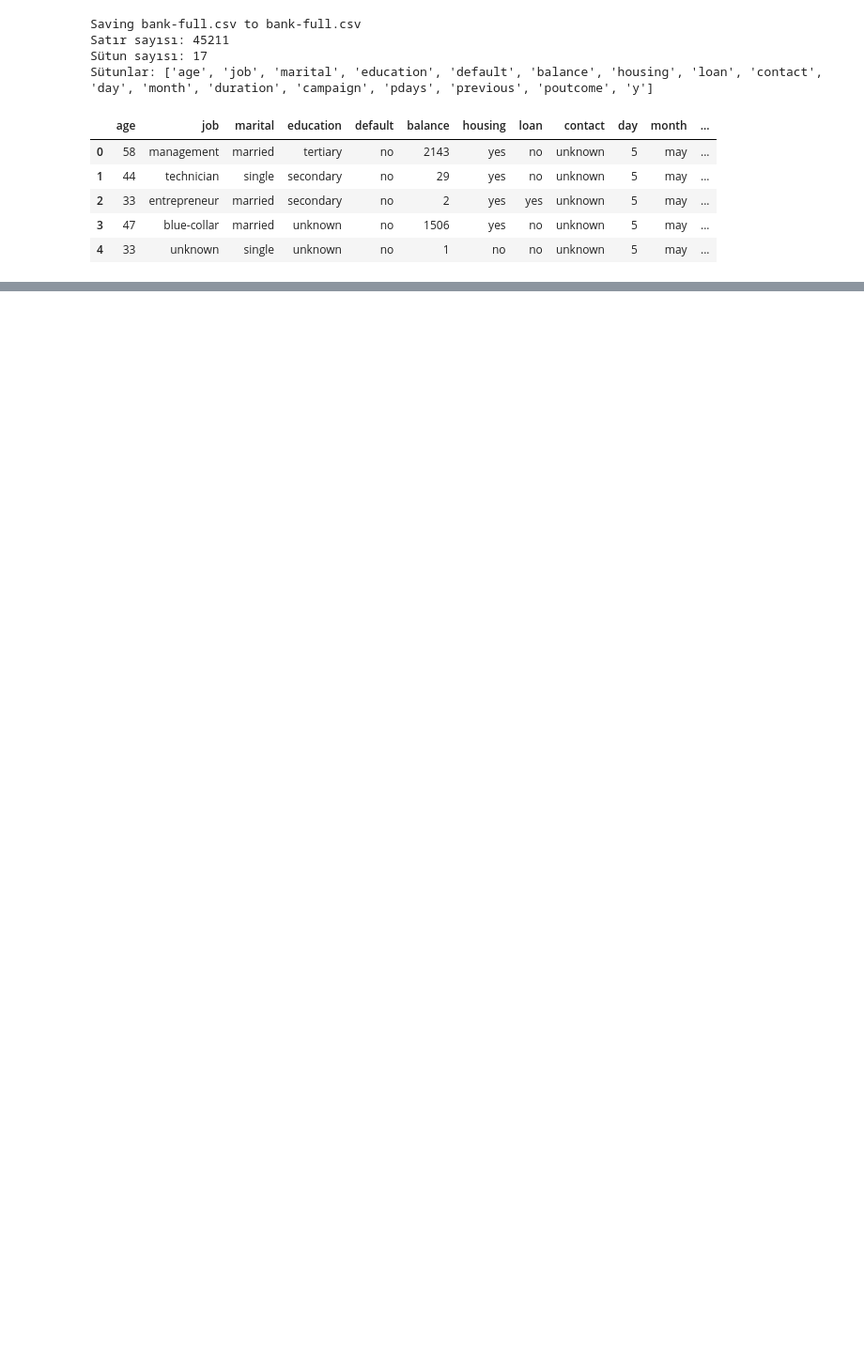
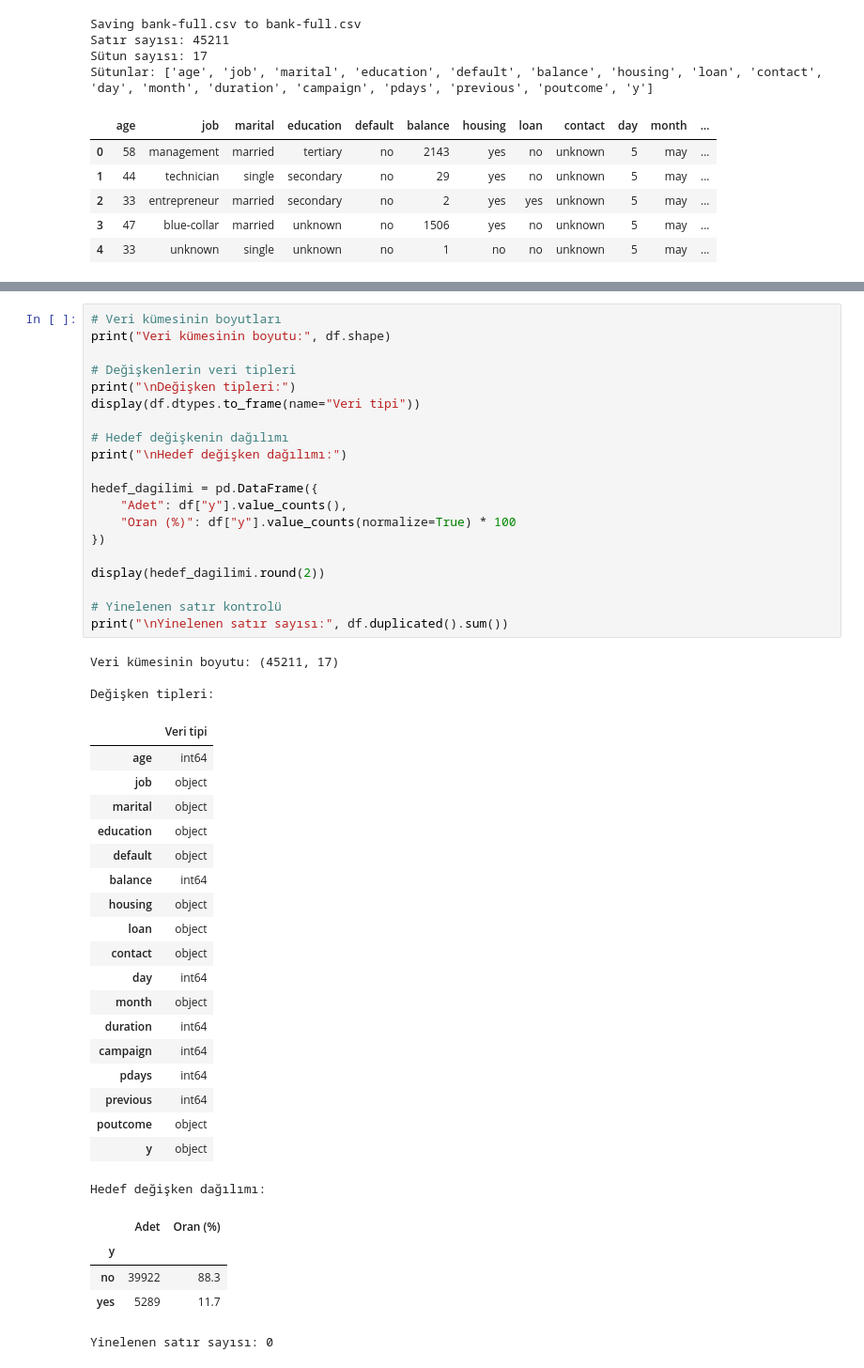
Before and after one commit to KeremATLIHAN/Veri_Bilimleri_Vize, a Jupyter notebook: proje1/BIL545_Proje1_Banka_Guncel.ipynb, the cells around one changed output, grey strips where cells are left out. Shown at 94% size. Cells and saved outputs as stored; diff of their text form; blank space fills up the shorter version.

Commit message:
feat(bolum1): temel veri profili ve hedef dagilimi analizi

```diff
--- a/proje1/BIL545_Proje1_Banka_Guncel.ipynb
+++ b/proje1/BIL545_Proje1_Banka_Guncel.ipynb
@@ -91,0 +101,48 @@ Sütunlar: ['age', 'job', 'marital', 'education', 'default', 'balance', 'housing
+# %%
+# Veri kümesinin boyutları
+print("Veri kümesinin boyutu:", df.shape)
+
+# Değişkenlerin veri tipleri
+print("\nDeğişken tipleri:")
+display(df.dtypes.to_frame(name="Veri tipi"))
+
+# Hedef değişkenin dağılımı
+print("\nHedef değişken dağılımı:")
+
+hedef_dagilimi = pd.DataFrame({
+    "Adet": df["y"].value_counts(),
+    "Oran (%)": df["y"].value_counts(normalize=True) * 100
+})
+
+display(hedef_dagilimi.round(2))
+
+# Yinelenen satır kontrolü
+print("\nYinelenen satır sayısı:", df.duplicated().sum())
+# %% [output]
+Veri kümesinin boyutu: (45211, 17)
+
+Değişken tipleri:
+|  | Veri tipi |
+| age | int64 |
+| job | object |
+| marital | object |
+| education | object |
+| default | object |
+| balance | int64 |
+| housing | object |
+| loan | object |
+| contact | object |
+| day | int64 |
+| month | object |
+| duration | int64 |
+| campaign | int64 |
+| pdays | int64 |
+| previous | int64 |
+| poutcome | object |
+| y | object |
+Hedef değişken dağılımı:
+|  | Adet | Oran (%) |
+| y |  |  |
+| no | 39922 | 88.3 |
+| yes | 5289 | 11.7 |
+Yinelenen satır sayısı: 0
```
Also changed, not shown: parts of 2 cells of this notebook.
